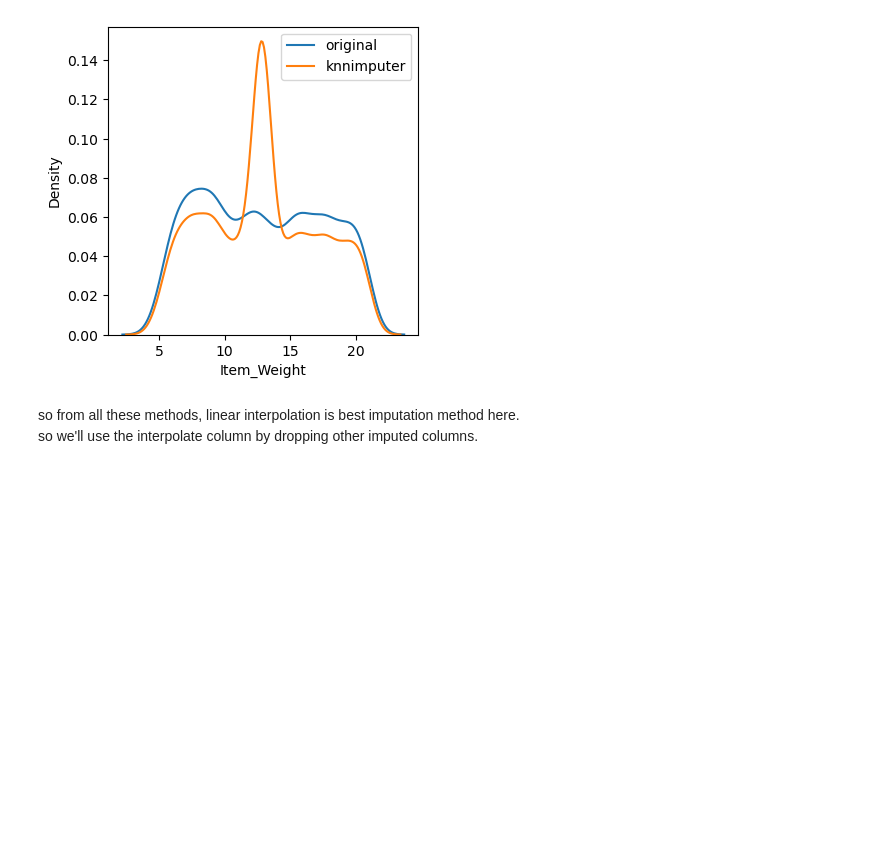
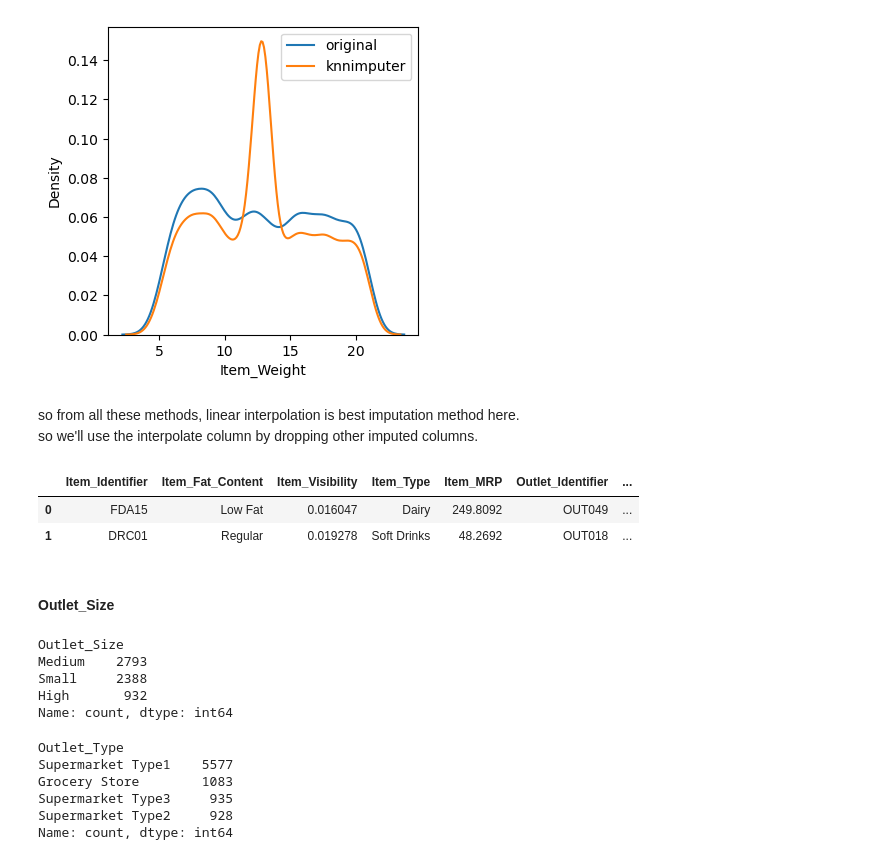
Before and after one commit to VED-PRAKA5H/sales-forecasting, a Jupyter notebook: notebook/eda.ipynb, the cells around one changed output. Saved outputs shown, nothing was run; the diff lists cells and outputs as text; code cells hidden in the pictures; blank space fills up the shorter version.

```diff
--- a/notebook/eda.ipynb
+++ b/notebook/eda.ipynb
@@ -228,3 +228,30 @@ plt.show()
 # %% [markdown]
 so from all these methods, linear interpolation is best imputation method here.\
 so we'll use the interpolate column by dropping other imputed columns.
+# %%
+df.drop(['Item_Weight', 'Item_Weight_mean', 'Item_Weight_median', 'knn_imputer'], axis=1, inplace=True)
+# %%
+df.head(2)
+# %% [output]
+|  | Item_Identifier | Item_Fat_Content | Item_Visibility | Item_Type | Item_MRP | Outlet_Identifier | ... |
+| 0 | FDA15 | Low Fat | 0.016047 | Dairy | 249.8092 | OUT049 | ... |
+| 1 | DRC01 | Regular | 0.019278 | Soft Drinks | 48.2692 | OUT018 | ... |
+# %% [markdown]
+#### Outlet_Size
+# %%
+df['Outlet_Size'].value_counts()
+# %% [output]
+Outlet_Size
+Medium    2793
+Small     2388
+High       932
+Name: count, dtype: int64
+# %%
+df['Outlet_Type'].value_counts()
+# %% [output]
+Outlet_Type
+Supermarket Type1    5577
+Grocery Store        1083
+Supermarket Type3     935
+Supermarket Type2     928
+Name: count, dtype: int64
```
